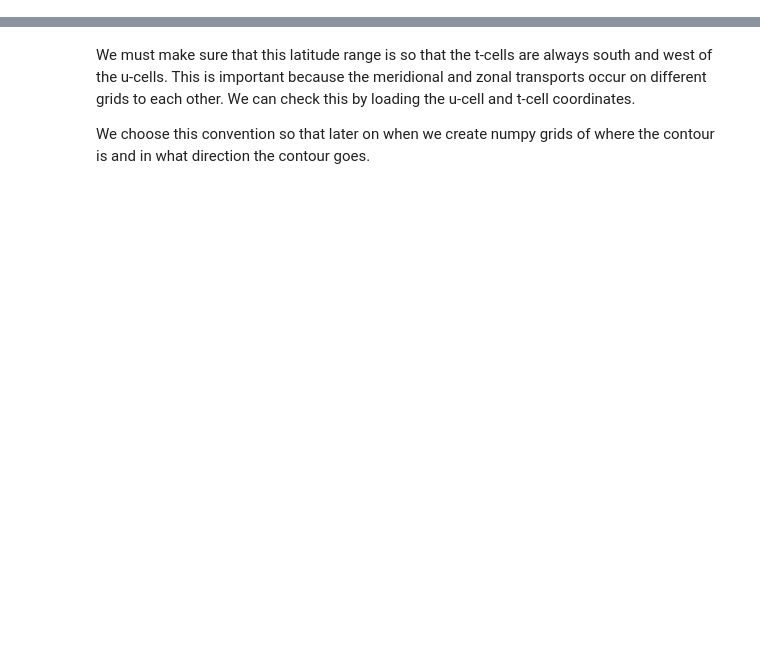
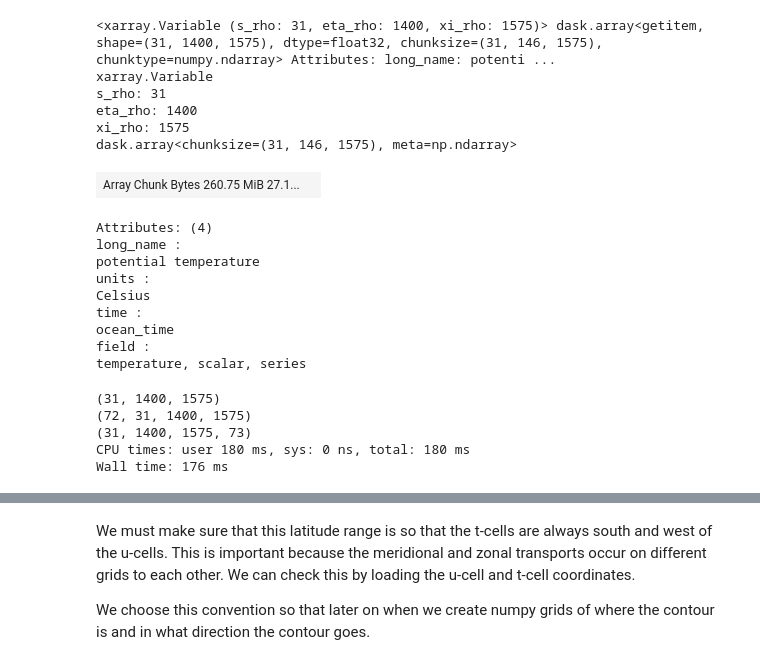
Before and after one commit to fabiobdias/waom_notebook, a Jupyter notebook: OHB_shelf/WAOM4extend_shflim_S_0.25Q_OHB_shelf.ipynb, the cells around one changed output, grey strips where cells are left out. Drawn from its saved outputs; the diff is of its cells as text; code cells hidden in the pictures; blank space fills up the shorter version.

```diff
--- a/OHB_shelf/WAOM4extend_shflim_S_0.25Q_OHB_shelf.ipynb
+++ b/OHB_shelf/WAOM4extend_shflim_S_0.25Q_OHB_shelf.ipynb
@@ -134,3 +171,50 @@ del dT
+# %%
+temp_snap[0,:]
+# %% [output]
+<xarray.Variable (s_rho: 31, eta_rho: 1400, xi_rho: 1575)> dask.array<getitem, shape=(31, 1400, 1575), dtype=float32, chunksize=(31, 146, 1575), chunktype=numpy.ndarray> Attributes: long_name: potenti ...
+xarray.Variable
+s_rho: 31
+eta_rho: 1400
+xi_rho: 1575
+dask.array<chunksize=(31, 146, 1575), meta=np.ndarray>
+| Array Chunk Bytes 260.75 MiB 27.1... |  |
+Attributes: (4)
+long_name :
+potential temperature
+units :
+Celsius
+time :
+ocean_time
+field :
+temperature, scalar, series
+# %%
+%%time
+
+# transform to DataArray
+temp_snap = xr.DataArray(temp_snap)
+
+# calculate first snapshot difference: 1st dt on snap (minus) restart (temp_ini)
+dT_1 = temp_snap[0,:] - temp_ini
+print(dT_1.shape)
+
+# use xarray diff to differentiate snapshots
+dT_tmp = temp_snap.diff('ocean_time',n=1,label='lower')
+print(dT_tmp.shape)
+
+# concatenate first diff and others:
+dT = xr.concat([dT_1, dT_tmp],'ocean_time')
+
+#
+dt = 5*86400 # 5-days in seconds
+temp_Rate = np.divide(dT, dt)
+
+print(dT.shape)
+# %% [output]
+(31, 1400, 1575)
+(72, 31, 1400, 1575)
+(31, 1400, 1575, 73)
+CPU times: user 180 ms, sys: 0 ns, total: 180 ms
+Wall time: 176 ms
 # %%
 tlen = len(temp[:,0,0,0])
 zlen = len(temp[0,:,0,0])
```
Also changed, not shown: parts of 29 cells of this notebook, 8 other files.
